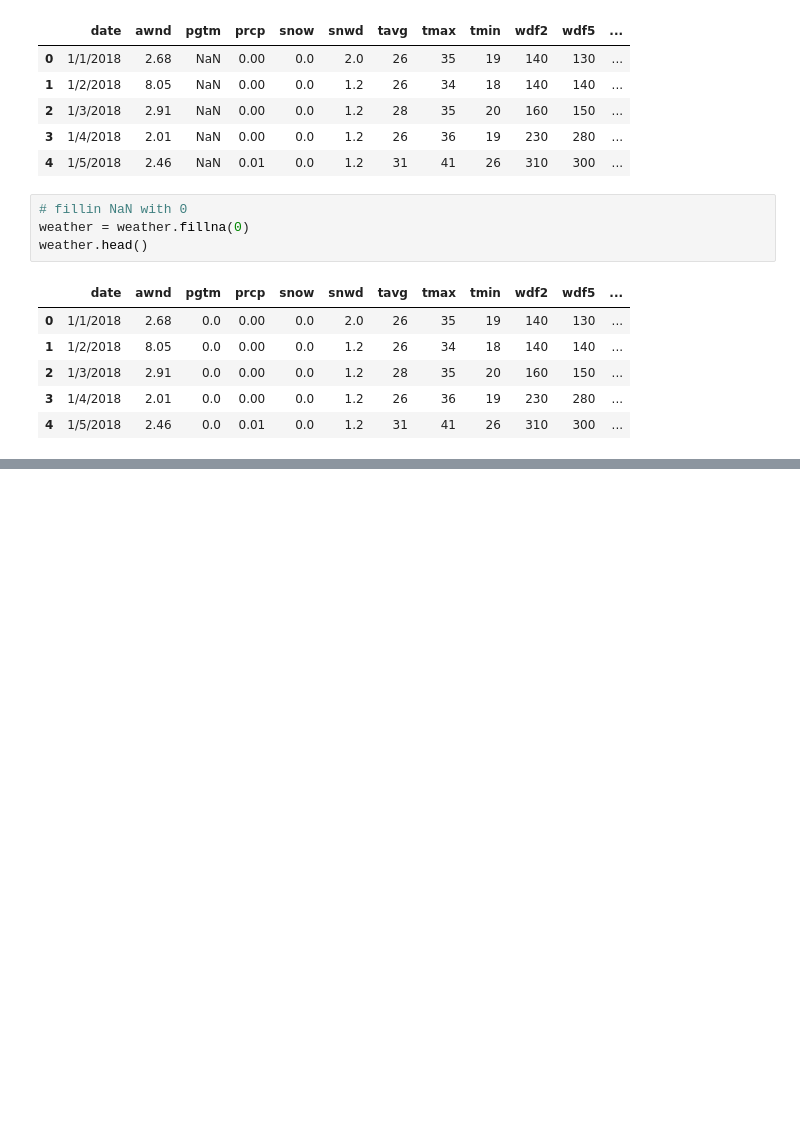
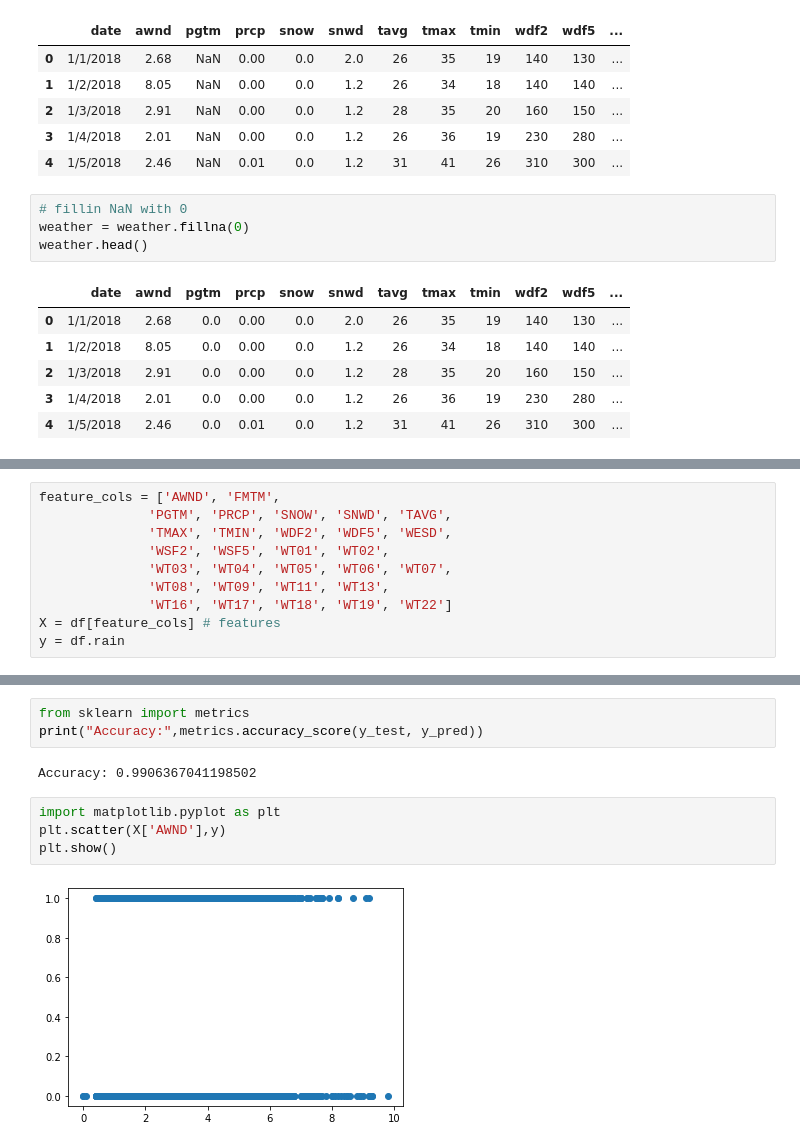
Before and after one commit to HannaMeinikheim/CS-334, a Jupyter notebook: HW4-LogisticRegression_ScikitLearn.ipynb, the cells around one changed output, grey strips where cells are left out. Cells and saved outputs as stored; diff of their text form; blank space fills up the shorter version.

```diff
--- a/HW4-LogisticRegression_ScikitLearn.ipynb
+++ b/HW4-LogisticRegression_ScikitLearn.ipynb
@@ -93,0 +180,10 @@ weather.head()
+# %%
+feature_cols = ['AWND', 'FMTM',
+              'PGTM', 'PRCP', 'SNOW', 'SNWD', 'TAVG',
+              'TMAX', 'TMIN', 'WDF2', 'WDF5', 'WESD',
+              'WSF2', 'WSF5', 'WT01', 'WT02',
+              'WT03', 'WT04', 'WT05', 'WT06', 'WT07',
+              'WT08', 'WT09', 'WT11', 'WT13',
+              'WT16', 'WT17', 'WT18', 'WT19', 'WT22']
+X = df[feature_cols] # features
+y = df.rain
@@ -93,0 +221,11 @@ weather.head()
+# %%
+from sklearn import metrics
+print("Accuracy:",metrics.accuracy_score(y_test, y_pred))
+# %% [output]
+Accuracy: 0.9906367041198502
+# %%
+import matplotlib.pyplot as plt
+plt.scatter(X['AWND'],y)
+plt.show()
+# %% [output]
+[figure, added]
```
Also changed, not shown: parts of 10 cells of this notebook.
